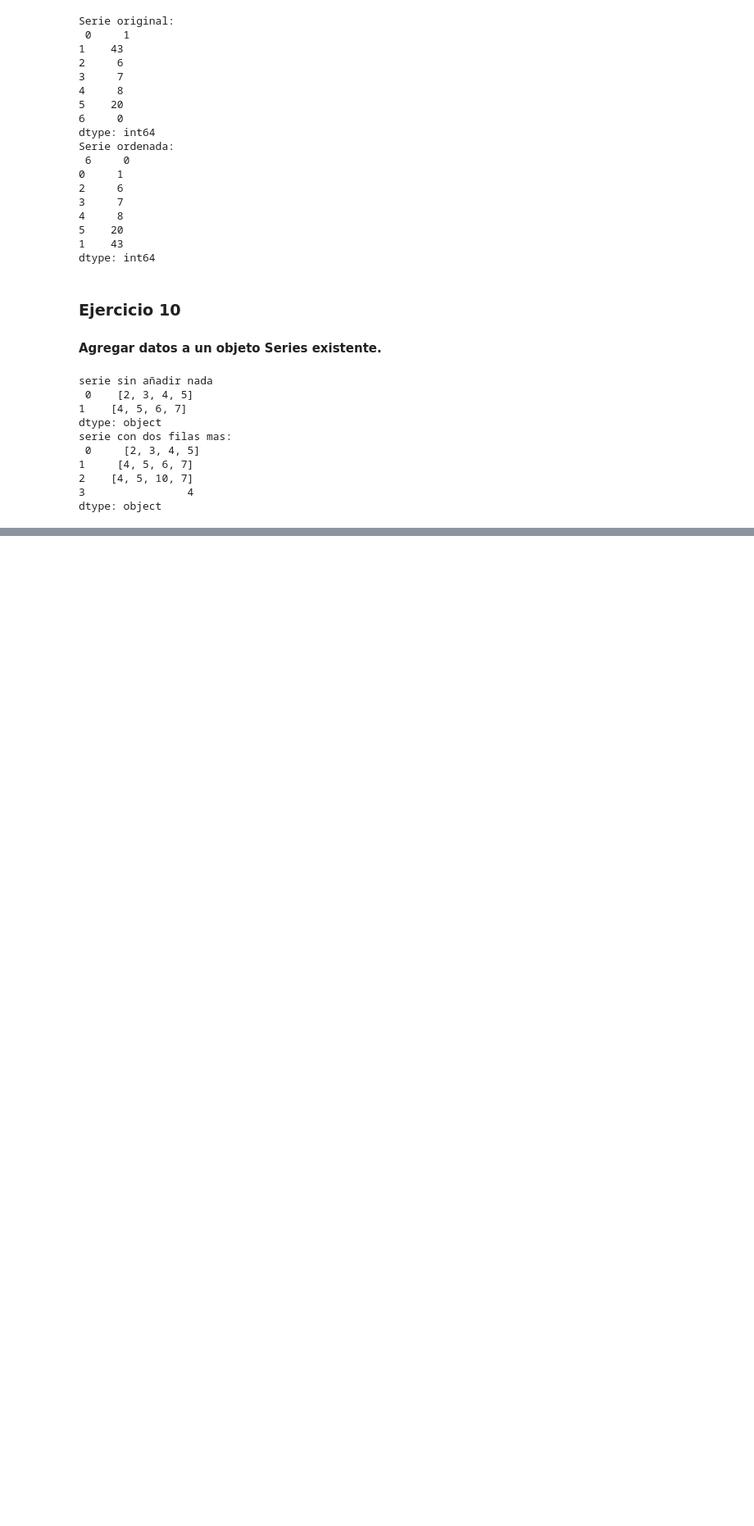
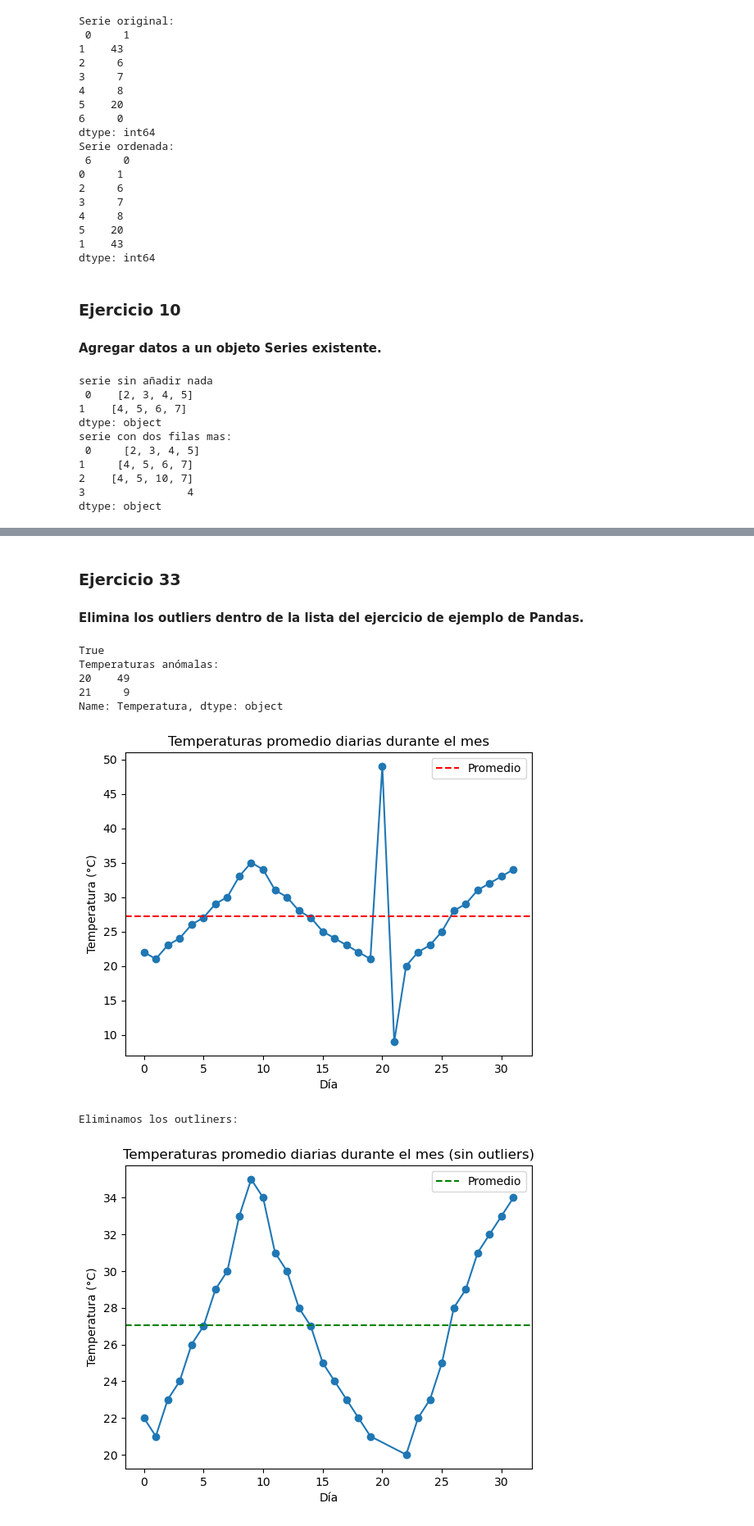
Before and after one commit to JDomingoDelgadoAlonso/PIAPandas, a Jupyter notebook: Pandas1.ipynb, the cells around one changed output, grey strips where cells are left out. Shown at 82% size. Drawn from its saved outputs; the diff is of its cells as text; code cells hidden in the pictures; blank space fills up the shorter version.

Commit message:
Ejericcios pandas completos

```diff
--- a/Pandas1.ipynb
+++ b/Pandas1.ipynb
@@ -240,0 +728,70 @@ dtype: object
+# %% [markdown]
+### Ejercicio 33
+#### Elimina los outliers dentro de la lista del ejercicio de ejemplo de Pandas.
+# %%
+# Temperaturas promedio diarias en grados Celsius para un mes (30 días)
+temps = [22, 21, 23, 24, 26, 27, 29, 30, 33, 35, 34, 31, 30, 28, 27, 25, 24, 23, 22, 21, 49, 9, 20, 22, 23, 25, 28, 29, 31, 32, 33, 34,pd.NA]
+
+# Crear una Serie de Pandas
+temperature_series = pd.Series(temps, name="Temperatura")
+
+# Comprobamos si hay nulos
+print(temperature_series.isnull().any())
+# En el caso de los hubiera los borramos
+if temperature_series.isnull().any():
+    temperature_series=temperature_series.dropna()
+
+#temperature_series.describe()
+
+max_temp = temperature_series.max()
+min_temp = temperature_series.min()
+
+#print("Temperatura máxima:", max_temp)
+#print("Temperatura mínima:", min_temp)
+
+mean_temp = temperature_series.mean()
+days_above_avg = temperature_series[temperature_series > mean_temp]
+
+#print("Días con temperaturas por encima del promedio:")
+#print(days_above_avg)
+
+Q1 = temperature_series.quantile(0.25)
+Q3 = temperature_series.quantile(0.75)
+IQR = Q3 - Q1
+
+# Limites para identificar outliers
+lower_bound = Q1 - 1.5 * IQR
+upper_bound = Q3 + 1.5 * IQR
+
+outliers = temperature_series[(temperature_series < lower_bound) | (temperature_series > upper_bound)]
+
+print("Temperaturas anómalas:")
+print(outliers)
+import matplotlib.pyplot as plt
+
+plt.plot(temperature_series, marker='o')
+plt.title("Temperaturas promedio diarias durante el mes")
+plt.xlabel("Día")
+plt.ylabel("Temperatura (°C)")
+plt.axhline(mean_temp, color='red', linestyle='--', label='Promedio')
+plt.legend()
+plt.show()
+
+print("\nEliminamos los outliners:\n")
+sinoutliners_temperature_series = temperature_series[(temperature_series >= lower_bound) & (temperature_series <= upper_bound)]
+plt.plot(sinoutliners_temperature_series, marker='o')
+plt.title("Temperaturas promedio diarias durante el mes (sin outliers)")
+plt.xlabel("Día")
+plt.ylabel("Temperatura (°C)")
+plt.axhline(sinoutliners_temperature_series.mean(), color='green', linestyle='--', label='Promedio')
+plt.legend()
+plt.show()
+# %% [output]
+True
+Temperaturas anómalas:
+20    49
+21     9
+Name: Temperatura, dtype: object
+[figure, added]
+Eliminamos los outliners:
+[figure, added]
```
Also changed, not shown: parts of 45 cells of this notebook.
